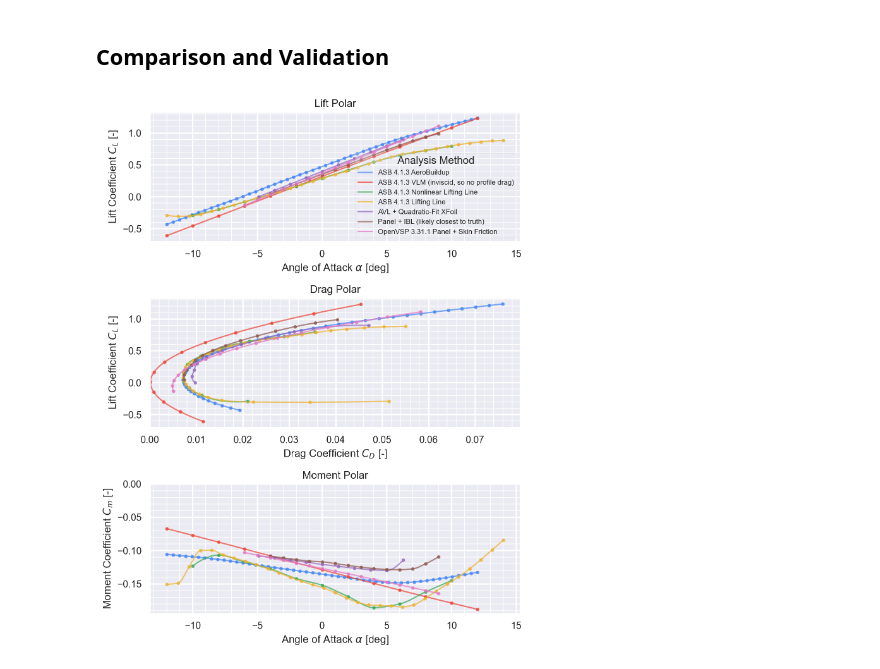
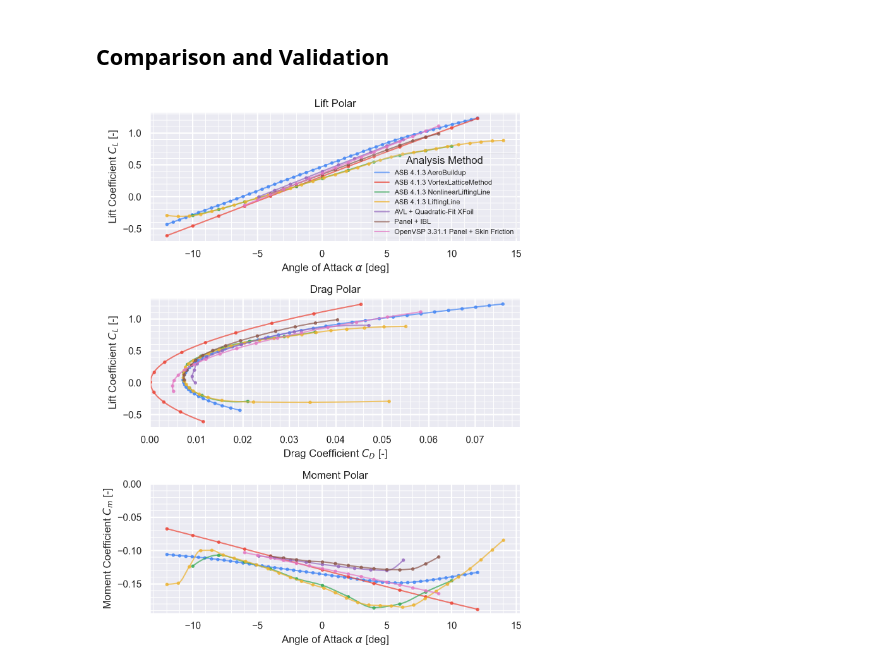
Before and after one commit to peterdsharpe/AeroSandbox, a Jupyter notebook: tutorial/06 - Aerodynamics/01 - AeroSandbox 3D Aerodynamics Tools/01 - Comparison and Validation - Flying Wing.ipynb, the cells around one changed output. Saved outputs shown, nothing was run; the diff lists cells and outputs as text; code cells hidden in the pictures.

```diff
--- a/tutorial/06 - Aerodynamics/01 - AeroSandbox 3D Aerodynamics Tools/01 - Comparison and Validation - Flying Wing.ipynb
+++ b/tutorial/06 - Aerodynamics/01 - AeroSandbox 3D Aerodynamics Tools/01 - Comparison and Validation - Flying Wing.ipynb
@@ -259,7 +259,7 @@ ll_aero
 name_data_paths = {
     # "AVL 3.35 (inviscid)"   : assets / "avl.csv",
     "AVL + Quadratic-Fit XFoil"            : assets / "avl_and_xfoil.csv",
-    "Panel + IBL (likely closest to truth)": assets / "panel_and_IBL.csv",
+    "Panel + IBL": assets / "panel_and_IBL.csv",
     "OpenVSP 3.31.1 Panel + Skin Friction" : assets / "openvsp_panel.csv",
 }
 
@@ -280,9 +280,9 @@ fig, ax = plt.subplots(3, 1, figsize=(7, 9), dpi=200)
 
 for name, aero in {
     f"ASB {asb.__version__} AeroBuildup"                       : aerobuildup_aero,
-    f"ASB {asb.__version__} VLM (inviscid, so no profile drag)": vlm_aero,
-    f"ASB {asb.__version__} Nonlinear Lifting Line"            : nlll_aero,
-    f"ASB {asb.__version__} Lifting Line"            : ll_aero,
+    f"ASB {asb.__version__} VortexLatticeMethod": vlm_aero,
+    f"ASB {asb.__version__} NonlinearLiftingLine"            : nlll_aero,
+    f"ASB {asb.__version__} LiftingLine"            : ll_aero,
     **name_data
 }.items():
     plt.sca(ax[0])
@@ -305,31 +305,31 @@ for name, aero in {
     plt.sca(ax[2])
     p.plot_smooth(
         aero["alpha"],
         aero["Cm"],
         label=name,
         function_of="x",
         alpha=0.7,
     )
 
 ax[0].set_title("Lift Polar")
 ax[0].set_xlabel("Angle of Attack $\\alpha$ [deg]")
 ax[0].set_ylabel("Lift Coefficient $C_L$ [-]")
 
 ax[1].set_title("Drag Polar")
 ax[1].set_xlabel("Drag Coefficient $C_D$ [-]")
 ax[1].set_ylabel("Lift Coefficient $C_L$ [-]")
 ax[1].set_xlim(left=0)
 
 ax[2].set_title("Moment Polar")
 ax[2].set_xlabel("Angle of Attack $\\alpha$ [deg]")
 ax[2].set_ylabel("Moment Coefficient $C_m$ [-]")
 ax[2].set_ylim(top=0)  # Keep zero in view
 
 ax[0].legend(
     title="Analysis Method",
     fontsize=8,
     framealpha=0.2,
 )
 p.show_plot(legend=False)
 # %% [output]
-[figure, old version]
+[figure, new version]
```
